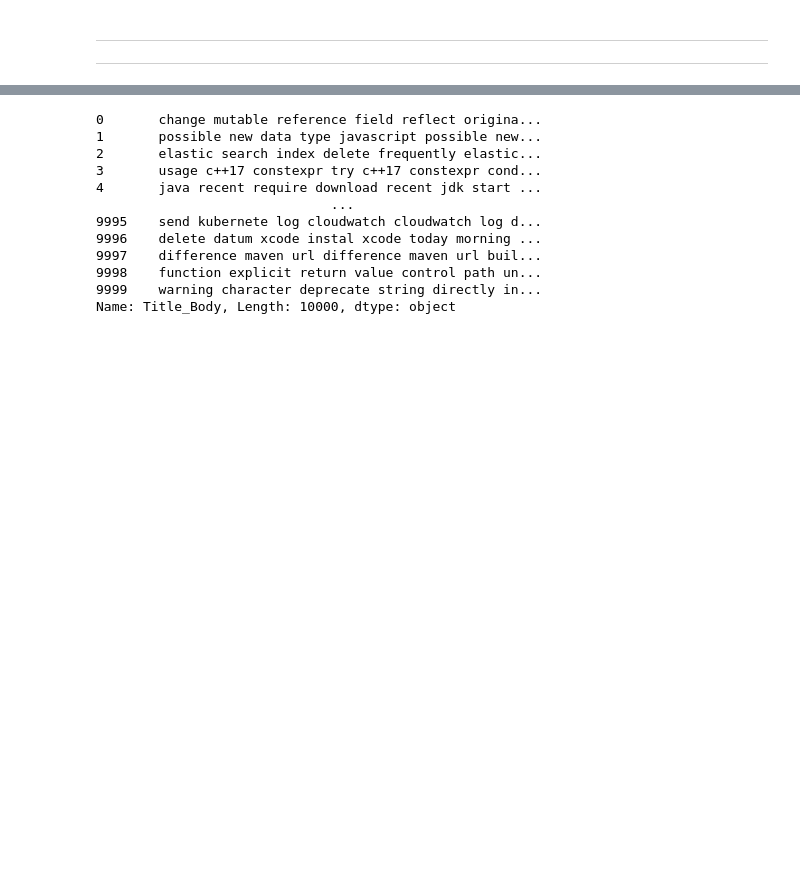
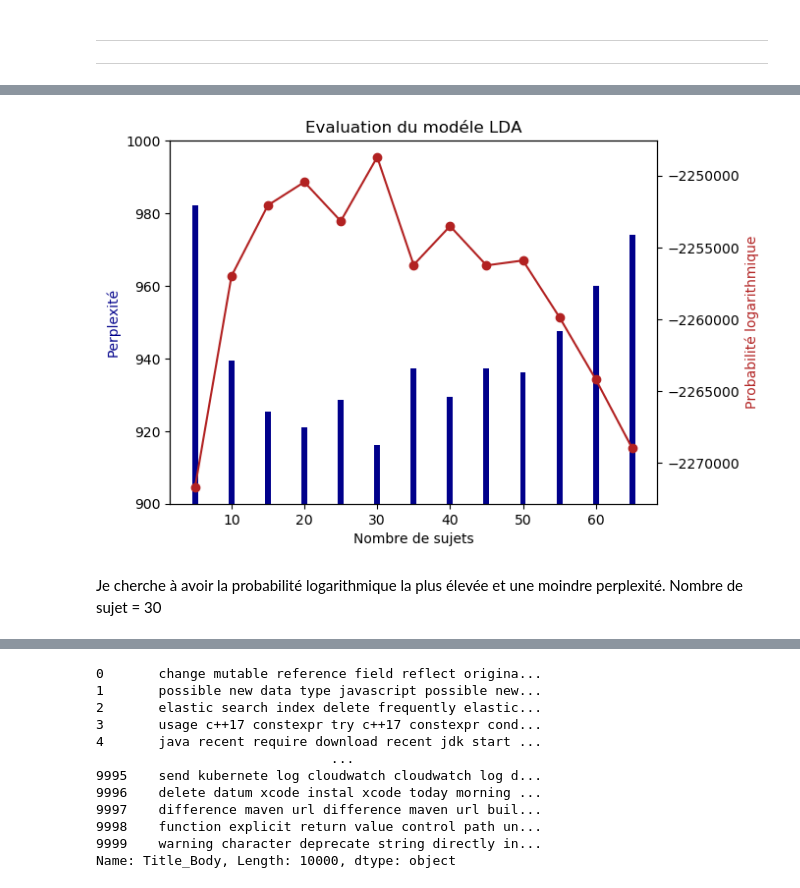
Before and after one commit to Adrian1903/Categorisez-automatiquement-des-questions, a Jupyter notebook: dev/02_nettoyage.ipynb, the cells around one changed output, grey strips where cells are left out. Drawn from its saved outputs; the diff is of its cells as text; code cells hidden in the pictures; blank space fills up the shorter version.

Commit message:
Ajout de LDA Evaluation du modèle, Sujets dominants, LDA viz

```diff
--- a/dev/02_nettoyage.ipynb
+++ b/dev/02_nettoyage.ipynb
@@ -384,0 +385,2 @@ Counter(tokens).most_common(30)
+# %%
+corpus = questions.NLP_Title_Body
@@ -384,0 +394,5 @@ Counter(tokens).most_common(30)
+# %%
+# Application de la loi de Pareto sur le vecteur
+# 20% des mots les plus fréquents représente 80% des mots du corpus
+max_features = int(len_vector * 0.2)
+max_features
@@ -384,0 +413,17 @@ Counter(tokens).most_common(30)
+# %%
+results = pd.DataFrame()
+tmp_result = pd.DataFrame(index = range(1))
+for i in np.arange(5, 70, 5):
+    print(f'{i} composants en cours de traitement...')
+    lda_model = LatentDirichletAllocation(n_components=i, random_state=123)
+
+    lda_model.fit_transform(feature_matrix)
+
+    tmp_result['n_components'] = i
+    tmp_result['log_likelihood'] = lda_model.score(feature_matrix)
+    tmp_result['perplexity'] = lda_model.perplexity(feature_matrix)
+
+    results = results.append(tmp_result)
+
+
+results
@@ -384,0 +458,25 @@ Counter(tokens).most_common(30)
+# %%
+fig, ax1 = plt.subplots()
+
+ax2 = ax1.twinx()
+
+ax1.bar(results.n_components,
+        results.perplexity,
+        color='darkblue')
+ax2.plot(results.n_components,
+         results.log_likelihood,
+         'o-',
+         color="firebrick")
+
+ax1.set_ylim(900, 1000)
+ax1.set_xlabel('Nombre de sujets')
+ax1.set_ylabel('Perplexité', color='darkblue')
+ax2.set_ylabel('Probabilité logarithmique', color='firebrick')
+plt.title('Evaluation du modéle LDA')
+plt.savefig('img/img_LDA_evaluation.png',
+            transparent=True)
+plt.show()
+# %% [output]
+[figure, added]
+# %% [markdown]
+Je cherche à avoir la probabilité logarithmique la plus élevée et une moindre perplexité. Nombre de sujet = 30
```
Also changed, not shown: parts of 34 cells of this notebook.
